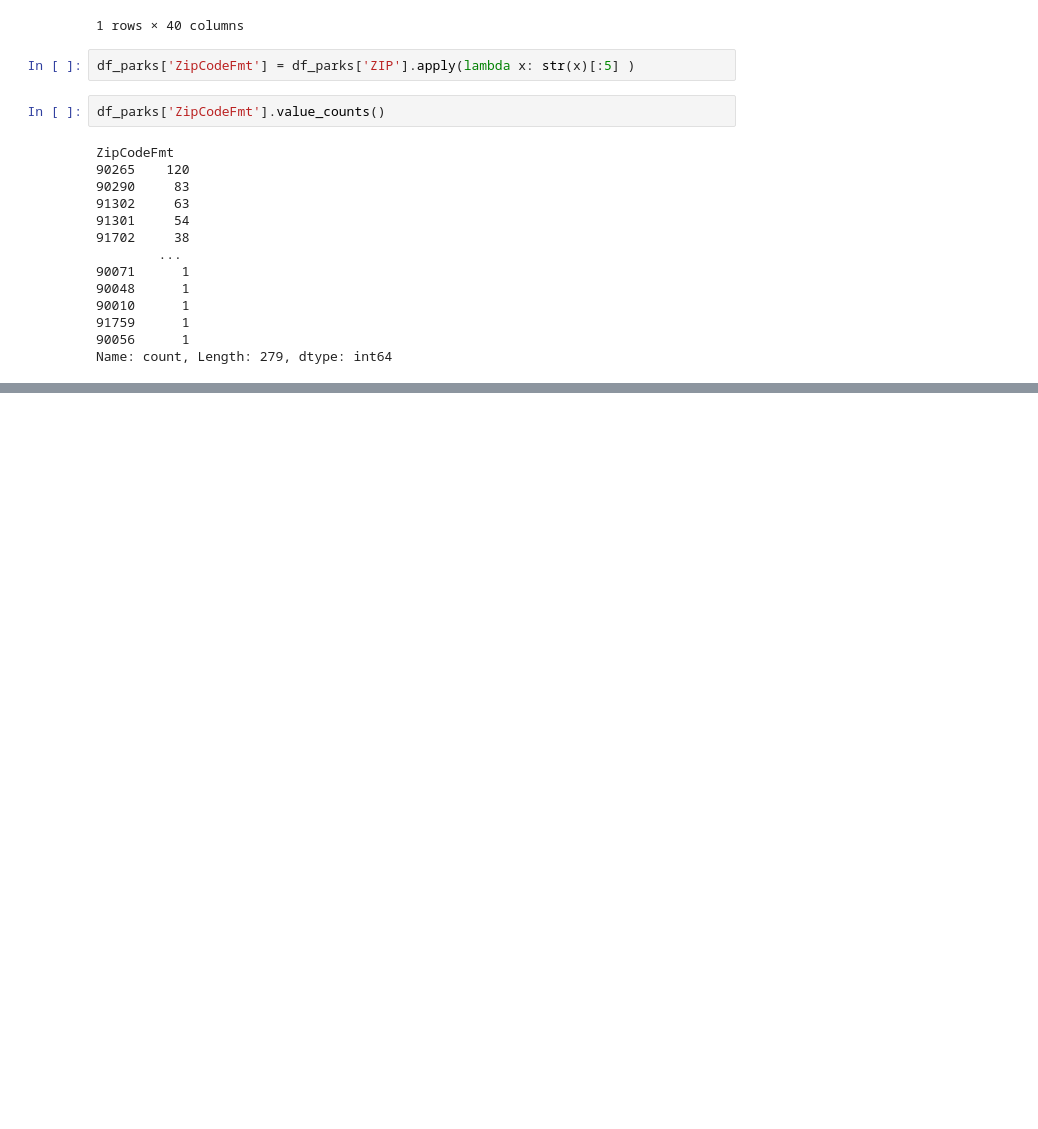
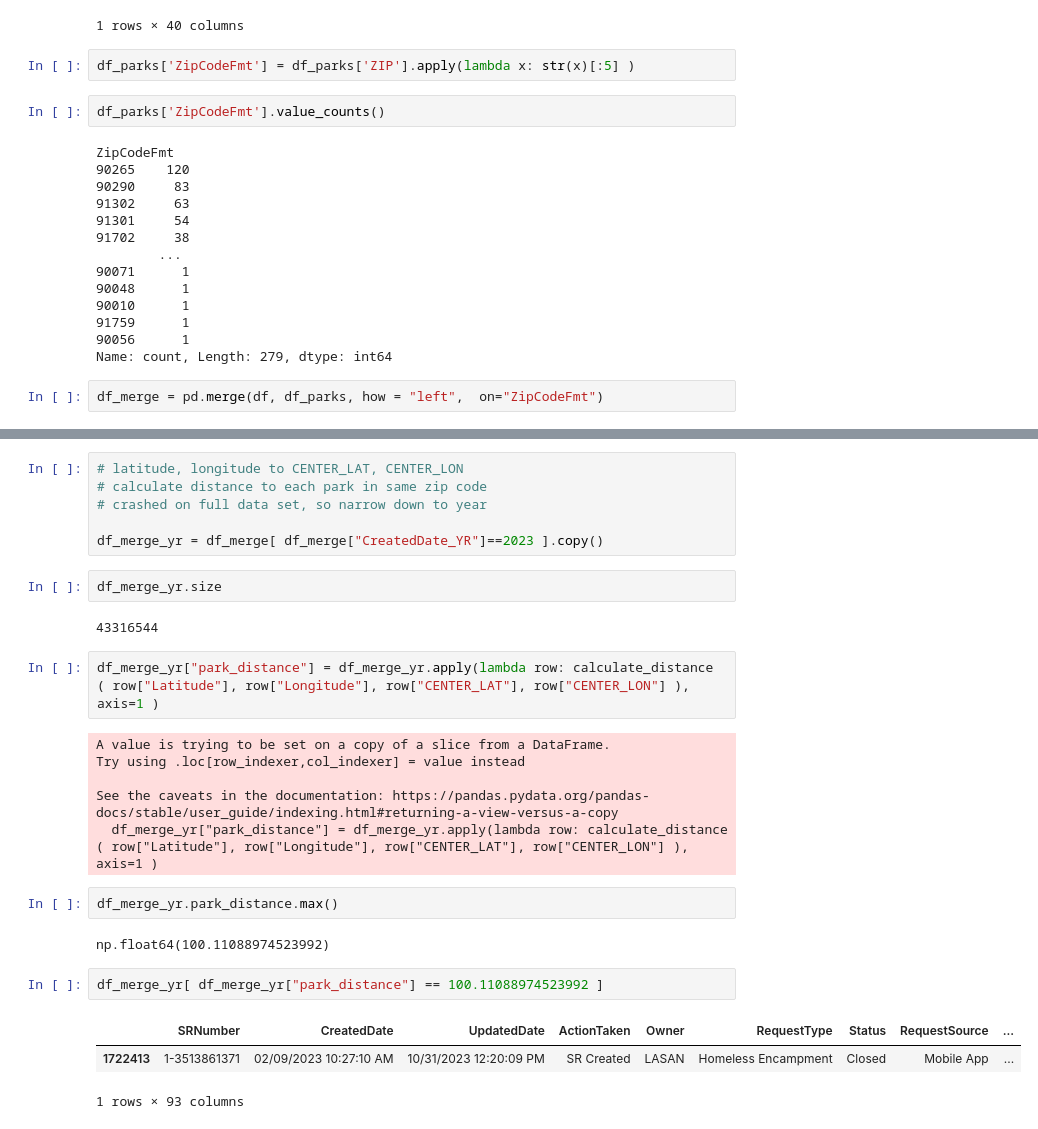
Before and after one commit to aeaiu/usable_ai_project, a Jupyter notebook: Notebooks/3_parks_eda.ipynb, the cells around one changed output, grey strips where cells are left out. Drawn from its saved outputs; the diff is of its cells as text; blank space fills up the shorter version.

```diff
--- a/Notebooks/3_parks_eda.ipynb
+++ b/Notebooks/3_parks_eda.ipynb
@@ -201,3 +182,5 @@ ZipCodeFmt
 91759      1
 90056      1
 Name: count, Length: 279, dtype: int64
+# %%
+df_merge = pd.merge(df, df_parks, how = "left",  on="ZipCodeFmt")
@@ -203,0 +220,28 @@ Name: count, Length: 279, dtype: int64
+# %%
+# latitude, longitude to CENTER_LAT, CENTER_LON
+# calculate distance to each park in same zip code
+# crashed on full data set, so narrow down to year
+
+df_merge_yr = df_merge[ df_merge["CreatedDate_YR"]==2023 ].copy()
+# %%
+df_merge_yr.size
+# %% [output]
+43316544
+# %%
+df_merge_yr["park_distance"] = df_merge_yr.apply(lambda row: calculate_distance ( row["Latitude"], row["Longitude"], row["CENTER_LAT"], row["CENTER_LON"] ), axis=1 )
+# %% [output]
+A value is trying to be set on a copy of a slice from a DataFrame.
+Try using .loc[row_indexer,col_indexer] = value instead
+
+See the caveats in the documentation: https://pandas.pydata.org/pandas-docs/stable/user_guide/indexing.html#returning-a-view-versus-a-copy
+  df_merge_yr["park_distance"] = df_merge_yr.apply(lambda row: calculate_distance ( row["Latitude"], row["Longitude"], row["CENTER_LAT"], row["CENTER_LON"] ), axis=1 )
+# %%
+df_merge_yr.park_distance.max()
+# %% [output]
+np.float64(100.11088974523992)
+# %%
+df_merge_yr[ df_merge_yr["park_distance"] == 100.11088974523992 ]
+# %% [output]
+|  | SRNumber | CreatedDate | UpdatedDate | ActionTaken | Owner | RequestType | Status | RequestSource | ... |
+| 1722413 | 1-3513861371 | 02/09/2023 10:27:10 AM | 10/31/2023 12:20:09 PM | SR Created | LASAN | Homeless Encampment | Closed | Mobile App | ... |
+1 rows × 93 columns
```
Also changed, not shown: parts of 9 cells of this notebook.
